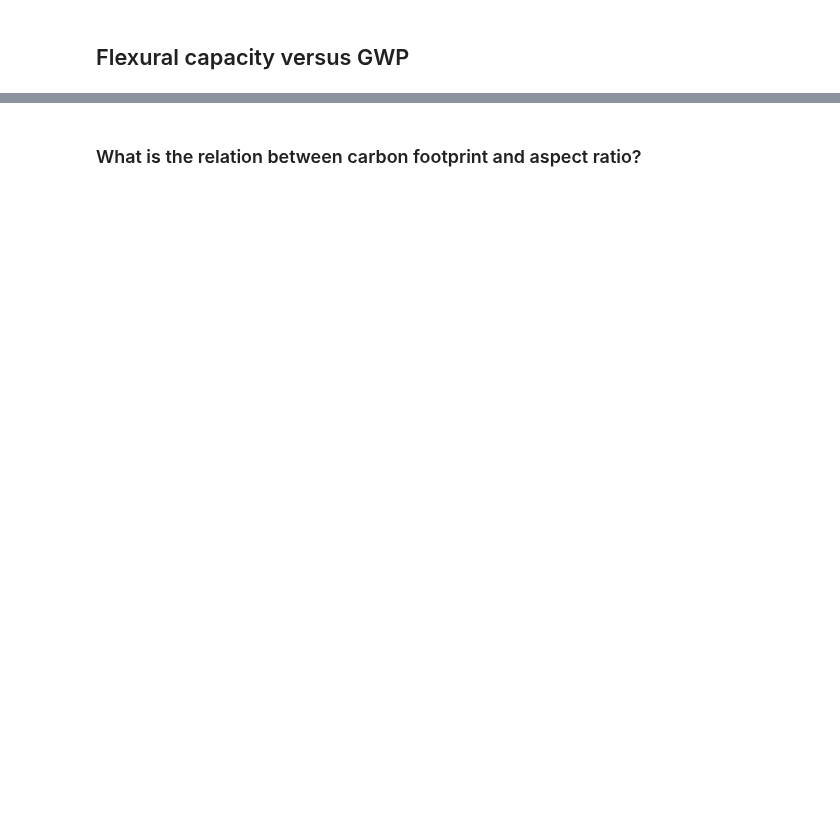
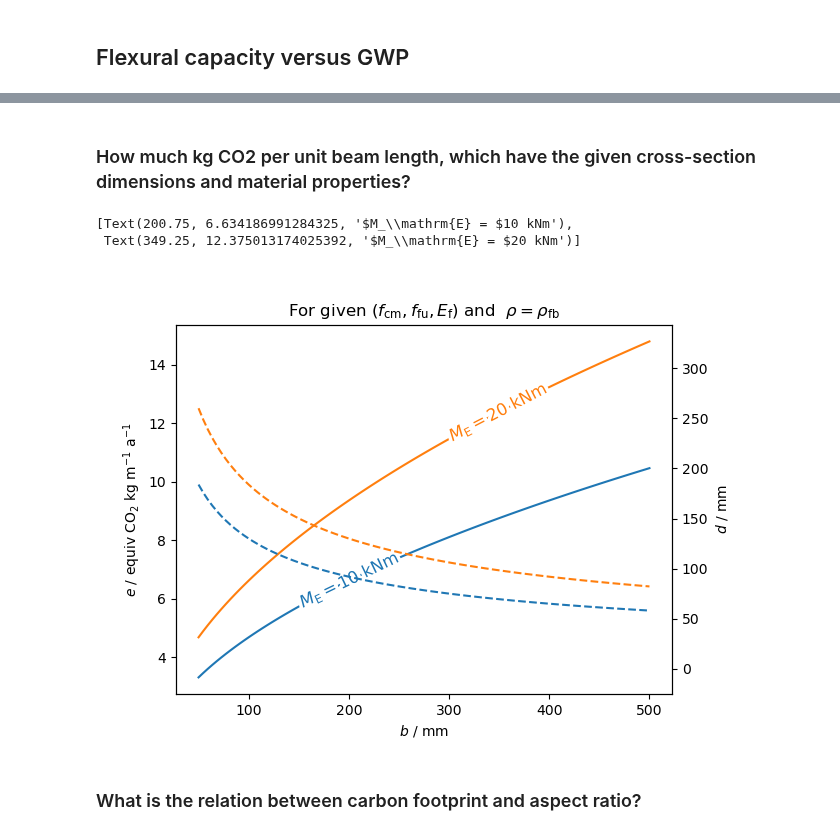
Before and after one commit to rosoba/bmcs_cross_section, a Jupyter notebook: notebooks/mkappa/material_utilization/carbon_footprint.ipynb, the cells around one changed output, grey strips where cells are left out. Drawn from its saved outputs; the diff is of its cells as text; code cells hidden in the pictures; blank space fills up the shorter version.

```diff
--- a/notebooks/mkappa/material_utilization/carbon_footprint.ipynb
+++ b/notebooks/mkappa/material_utilization/carbon_footprint.ipynb
@@ -266 +336,44 @@ e_crc_b_
+# %% [markdown]
+### How much kg CO2 per unit beam length, which have the given cross-section dimensions and material properties?
+# %%
+# sig_b and rho_b depend only on material properties
+get_sig_b = sp.lambdify((E_f, f_fu, f_cm, eps_cy, eps_cu), sig_b_eq.subs(sigma_cy_cu_vals))
+get_rho_b = sp.lambdify((E_f, f_fu, f_cm, eps_cy, eps_cu), rho_b_eq.subs(sigma_cy_cu_vals))
+get_e_crc_b = sp.lambdify((b, M_E, rho_b, sig_b, rho_r, rho_c, e_r, e_c, a),
+                          e_crc_b_)
+get_d_b = sp.lambdify((b, M_E, rho_b, sig_b, rho_r, rho_c, e_r, e_c, a), d_solved)
+
+rho_r_val = 1.5 * 0.001 / 1000 # g/cm^3 -> kg/mm^3
+rho_c_val = 2.4 * 0.001 / 1000 # g/cm^3 -> kg/mm^3
+f_cm_val = 48
+material_data = (158000, 2500, f_cm_val, EC2.get_eps_c1(f_cm_val-8), EC2.get_eps_cu1(f_cm_val-8))
+
+b_range = np.linspace(50, 500, 100)
+
+fig, ax_left = plt.subplots(1,1)
+ax_right = ax_left.twinx()
+ax_left.set_title('For given ' + r'$(f_\mathrm{cm}, f_\mathrm{fu}, E_\mathrm{f})$' + ' and ' + r' $\rho= \rho_\mathrm{fb}$')
+ax_left.set_xlabel(r'$b$ / mm');
+ax_left.set_ylabel(r'$e$ / equiv CO$_2$ kg m$^{-1}$ a$^{-1}$');
+ax_right.set_ylabel(r'$d$ / mm')
+
+for M_E_val in [10, 20]:
+
+    params = dict(M_E=M_E_val*1e6, rho_b=get_rho_b(*material_data), sig_b=get_sig_b(*material_data),
+                  rho_c=rho_c_val , rho_r=rho_r_val , e_r=19, e_c=0.12, a=1) # e_r: Preinstorfer, e_c:
+
+    e_crc_range = get_e_crc_b(b_range, **params)
+    d_range = get_d_b(b_range, **params)
+
+    ax_left.plot(b_range, e_crc_range*1000, label=r'$M_\mathrm{E} = $' + str(M_E_val) + ' kNm')
+    ax_right.plot(b_range, d_range, ls='dashed')
+
+
+ax_right.set_aspect('equal', adjustable='datalim')
+
+labelLines(ax_left.get_lines(), align=True, fontsize=12, zorder=12.5)
+# %% [output]
+[Text(200.75, 6.634186991284325, '$M_\\mathrm{E} = $10 kNm'),
+ Text(349.25, 12.375013174025392, '$M_\\mathrm{E} = $20 kNm')]
+[figure, added]
 # %%
```
Also changed, not shown: parts of 29 cells of this notebook.
